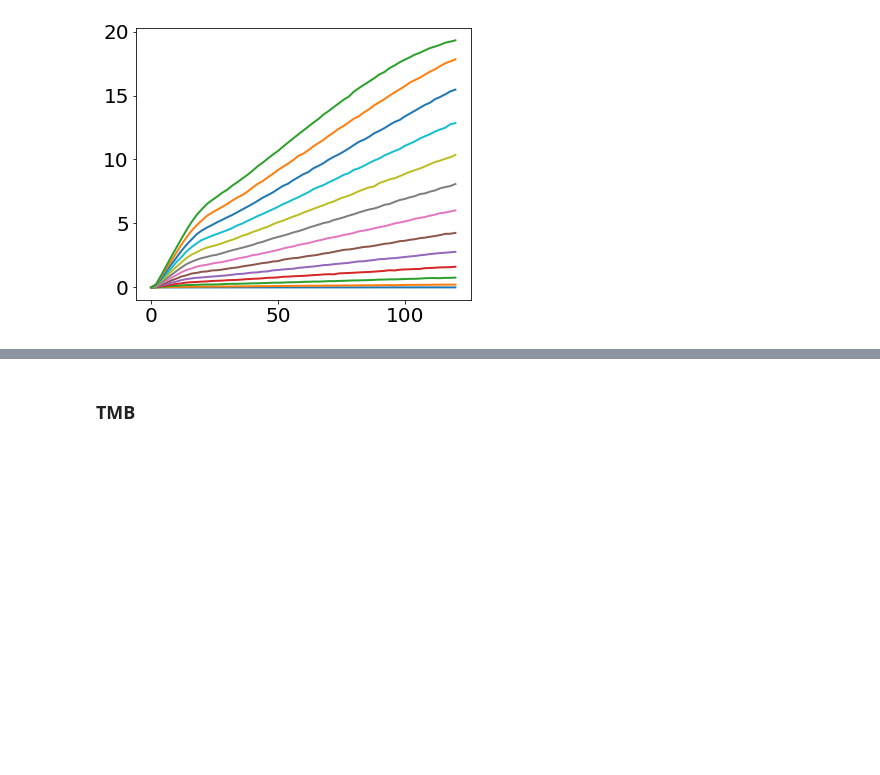
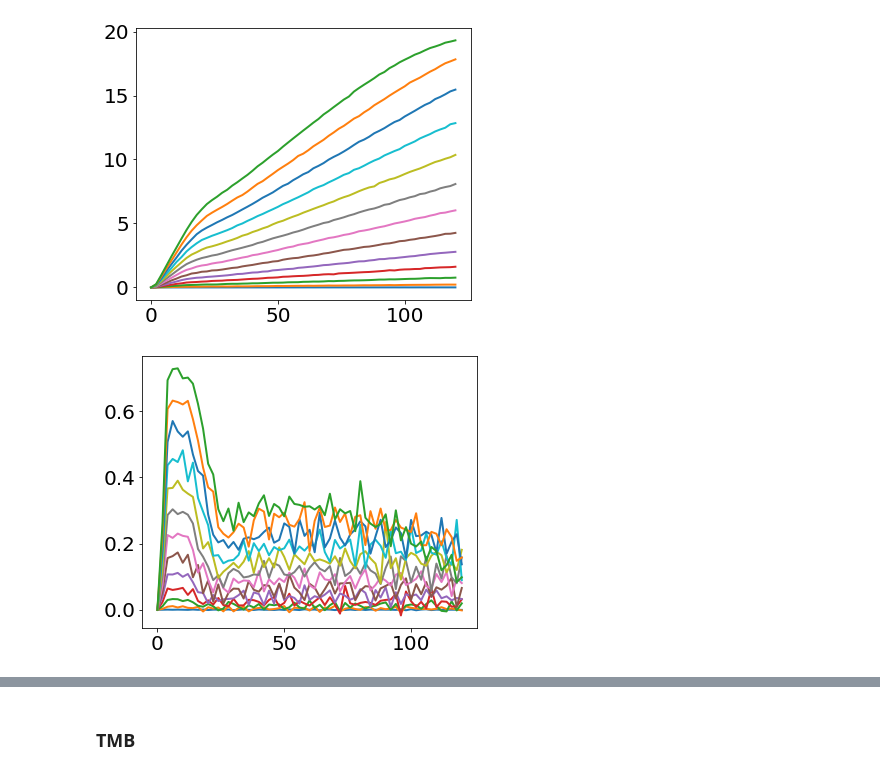
Before and after one commit to zsxqblz/nmeas_MIE_clifford, a Jupyter notebook: visualization.ipynb, the cells around one changed output, grey strips where cells are left out. Cells and saved outputs as stored; diff of their text form; code cells hidden in the pictures; blank space fills up the shorter version.

```diff
--- a/visualization.ipynb
+++ b/visualization.ipynb
@@ -617,6 +635,15 @@ for i in range(0,49,4):
 # plt.yscale("log")
 # %% [output]
 [figure]
+# %%
+for i in range(0,49,4):
+    plt.plot(depth_l,np.diff(cmi_ave_l[:,i],prepend=[0]))
+
+# plt.xlim([0,20])
+# plt.ylim([0,10])
+# plt.yscale("log")
+# %% [output]
+[figure, added]
 # %%
 for i in range(0,59,5):
     plt.plot(n_meas_l,cmi_ave_l[i,:])
```
Also changed, not shown: parts of 3 cells of this notebook.
